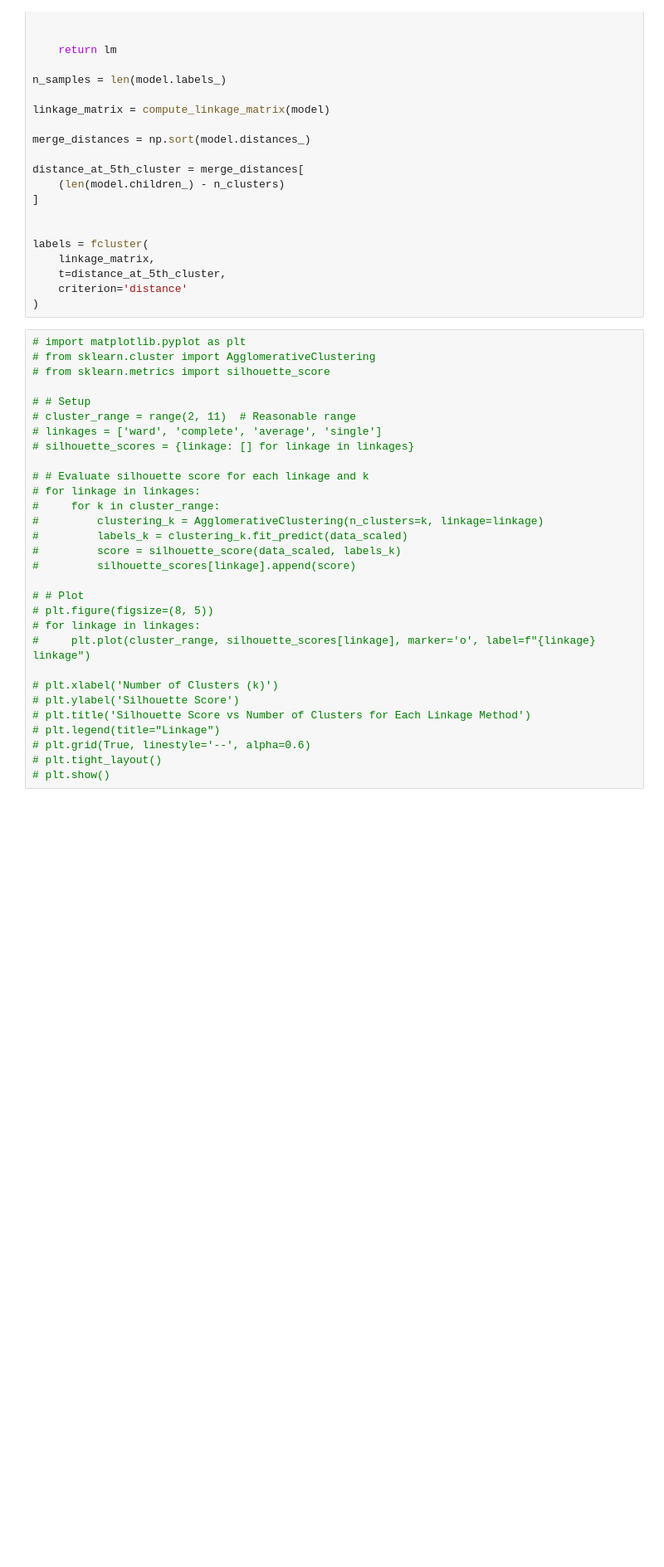
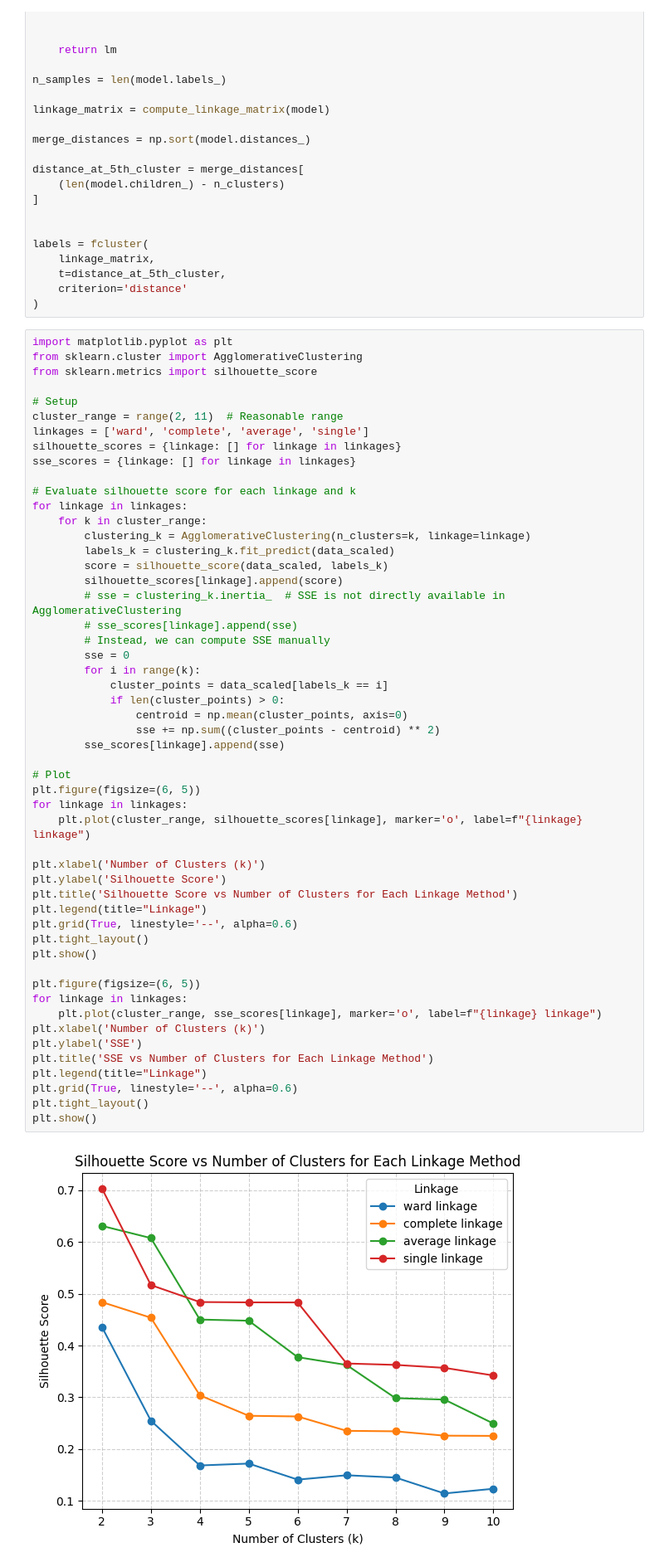
Before and after one commit to ChefBB/data_mining_1, a Jupyter notebook: code/hierarchical_clust_final.ipynb, the cells around one changed output. Shown at 83% size. Saved outputs shown, nothing was run; the diff lists cells and outputs as text; blank space fills up the shorter version.

```diff
--- a/code/hierarchical_clust_final.ipynb
+++ b/code/hierarchical_clust_final.ipynb
@@ -329,32 +329,56 @@ labels = fcluster(
     criterion='distance'
 )
 # %%
-# import matplotlib.pyplot as plt
-# from sklearn.cluster import AgglomerativeClustering
-# from sklearn.metrics import silhouette_score
+import matplotlib.pyplot as plt
+from sklearn.cluster import AgglomerativeClustering
+from sklearn.metrics import silhouette_score
 
-# # Setup
-# cluster_range = range(2, 11)  # Reasonable range
-# linkages = ['ward', 'complete', 'average', 'single']
-# silhouette_scores = {linkage: [] for linkage in linkages}
+# Setup
+cluster_range = range(2, 11)  # Reasonable range
+linkages = ['ward', 'complete', 'average', 'single']
+silhouette_scores = {linkage: [] for linkage in linkages}
+sse_scores = {linkage: [] for linkage in linkages}
 
-# # Evaluate silhouette score for each linkage and k
-# for linkage in linkages:
-#     for k in cluster_range:
-#         clustering_k = AgglomerativeClustering(n_clusters=k, linkage=linkage)
-#         labels_k = clustering_k.fit_predict(data_scaled)
-#         score = silhouette_score(data_scaled, labels_k)
-#         silhouette_scores[linkage].append(score)
+# Evaluate silhouette score for each linkage and k
+for linkage in linkages:
+    for k in cluster_range:
+        clustering_k = AgglomerativeClustering(n_clusters=k, linkage=linkage)
+        labels_k = clustering_k.fit_predict(data_scaled)
+        score = silhouette_score(data_scaled, labels_k)
+        silhouette_scores[linkage].append(score)
+        # sse = clustering_k.inertia_  # SSE is not directly available in AgglomerativeClustering
+        # sse_scores[linkage].append(sse)
+        # Instead, we can compute SSE manually
+        sse = 0
+        for i in range(k):
+            cluster_points = data_scaled[labels_k == i]
+            if len(cluster_points) > 0:
+                centroid = np.mean(cluster_points, axis=0)
+                sse += np.sum((cluster_points - centroid) ** 2)
+        sse_scores[linkage].append(sse)
 
-# # Plot
-# plt.figure(figsize=(8, 5))
-# for linkage in linkages:
-#     plt.plot(cluster_range, silhouette_scores[linkage], marker='o', label=f"{linkage} linkage")
+# Plot
+plt.figure(figsize=(6, 5))
+for linkage in linkages:
+    plt.plot(cluster_range, silhouette_scores[linkage], marker='o', label=f"{linkage} linkage")
 
-# plt.xlabel('Number of Clusters (k)')
-# plt.ylabel('Silhouette Score')
-# plt.title('Silhouette Score vs Number of Clusters for Each Linkage Method')
-# plt.legend(title="Linkage")
-# plt.grid(True, linestyle='--', alpha=0.6)
-# plt.tight_layout()
-# plt.show()
+plt.xlabel('Number of Clusters (k)')
+plt.ylabel('Silhouette Score')
+plt.title('Silhouette Score vs Number of Clusters for Each Linkage Method')
+plt.legend(title="Linkage")
+plt.grid(True, linestyle='--', alpha=0.6)
+plt.tight_layout()
+plt.show()
+
+plt.figure(figsize=(6, 5))
+for linkage in linkages:
+    plt.plot(cluster_range, sse_scores[linkage], marker='o', label=f"{linkage} linkage")
+plt.xlabel('Number of Clusters (k)')
+plt.ylabel('SSE')
+plt.title('SSE vs Number of Clusters for Each Linkage Method')
+plt.legend(title="Linkage")
+plt.grid(True, linestyle='--', alpha=0.6)
+plt.tight_layout()
+plt.show()
+# %% [output]
+[figure, added]
```
Also changed, not shown: parts of 6 cells of this notebook, 7 other files.
